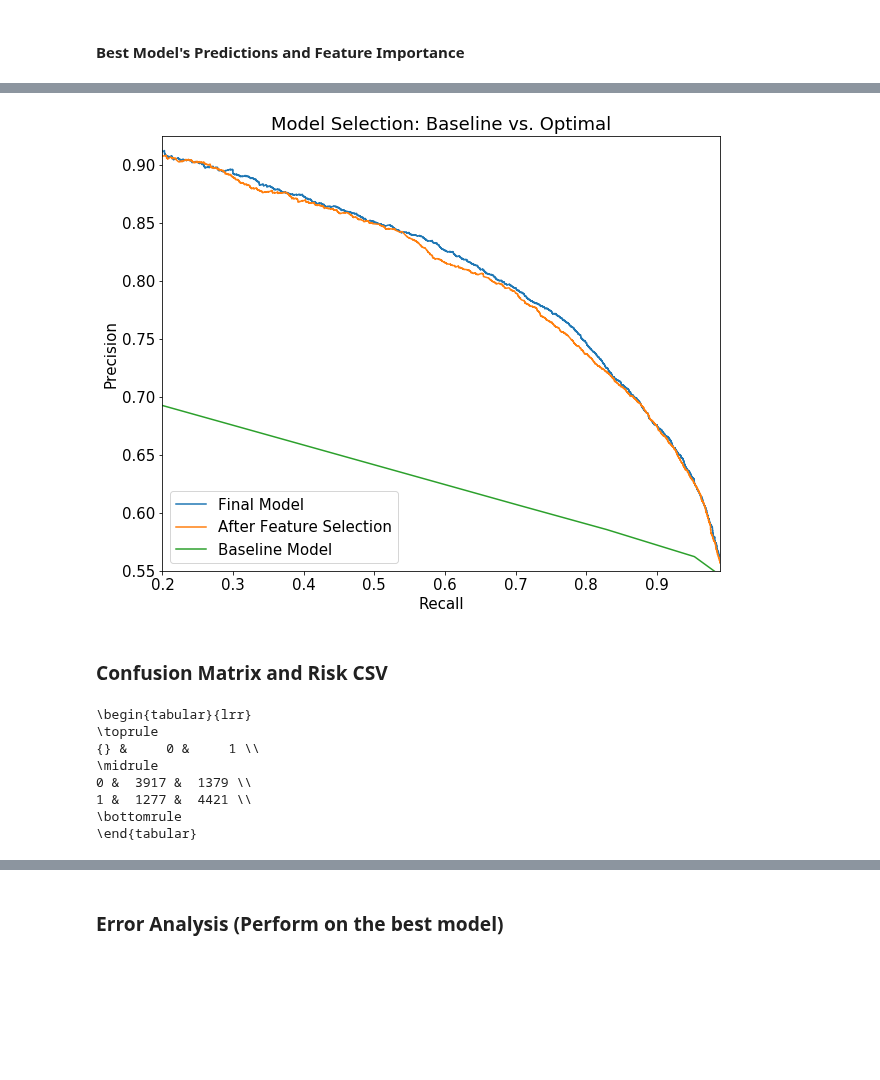
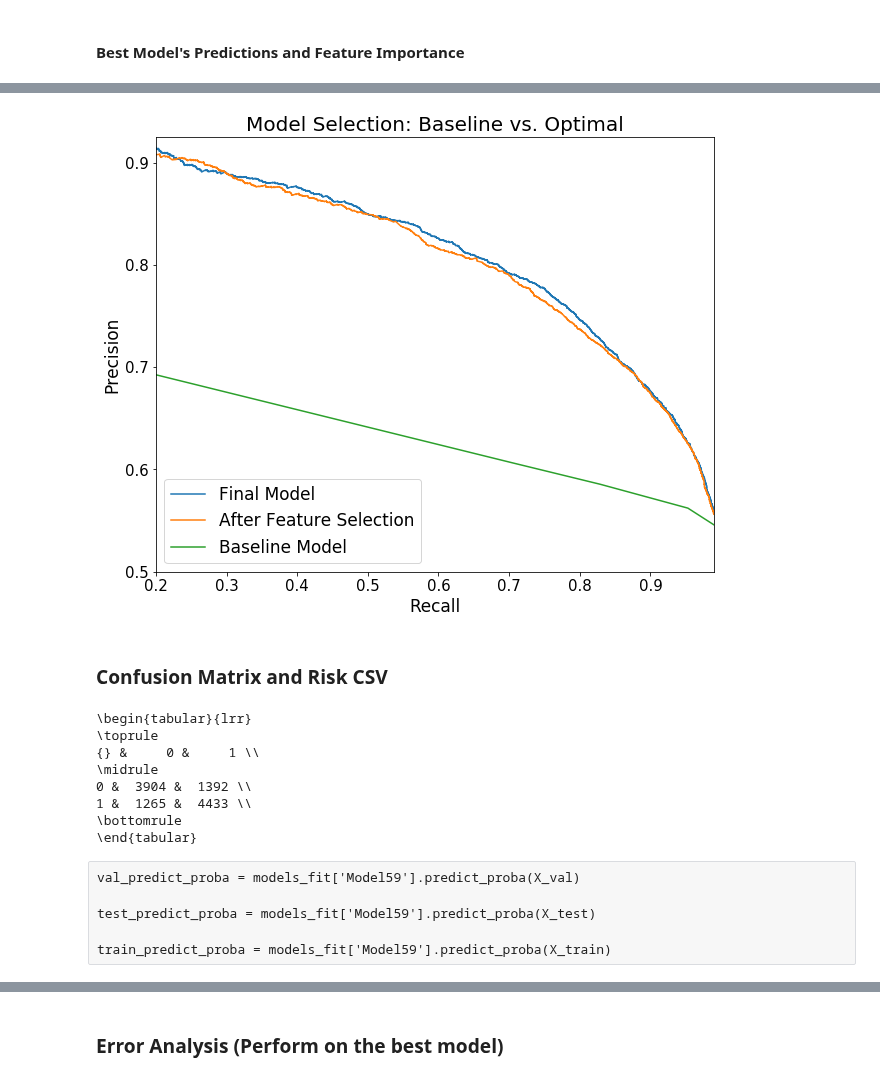
Before and after one commit to da1933/NODA, a Jupyter notebook: Modeling.ipynb, the cells around one changed output, grey strips where cells are left out. Drawn from its saved outputs; the diff is of its cells as text; code cells hidden in the pictures; blank space fills up the shorter version.

Commit message:
Small changes for plot formatting

```diff
--- a/Modeling.ipynb
+++ b/Modeling.ipynb
@@ -155,3 +158,6 @@ model_specs.to_csv('results/gbt_optimization_results.csv')
 # %%
 best_model_predicted_prob = best_model.predict_proba(X_val)
 best_model_predictions = best_model.predict(X_val)
+# %%
+default = models['Model10']
+default.fit(X_train, y_train)
@@ -158,3 +172,5 @@ best_model_predictions = best_model.predict(X_val)
+# %%
+default_predicted_prob = default.predict_proba(X_val)
 # %%
 feature_imp = pd.DataFrame(list(zip(X_train.columns, best_model.feature_importances_)))
 feature_imp.columns = ['Column Name', 'Importance']
@@ -215,35 +229,36 @@ plt.show()
 # %%
-curve = precision_recall_curve(y_val, models_predict_prob['Model41'][:,1])
+curve = precision_recall_curve(y_val, best_model_predicted_prob[:,1])
 precision, recall, thresholds = curve
 line = pylab.plot(recall, precision, label = 'Final Model')
 
-curve = precision_recall_curve(y_val, models_predict_prob['Model10'][:,1])
+curve = precision_recall_curve(y_val, default_predicted_prob[:,1])
 precision, recall, thresholds = curve
 line = pylab.plot(recall, precision, label = 'After Feature Selection')
 
 baseline_precision = np.load('precision_baseline.npy')
 baseline_recall = np.load('recall_baseline.npy')
 
 line = pylab.plot(baseline_recall, baseline_precision, label = 'Baseline Model')
 
-pylab.legend(loc='lower left', fontsize = 15)
+pylab.legend(loc='lower left', fontsize = 17)
 pylab.xlim(.20,.99)
-pylab.ylim(.55, .925)
-pylab.xlabel('Recall', fontsize = 15)
-pylab.ylabel('Precision', fontsize = 15)
+pylab.ylim(.50, .925)
+pylab.xlabel('Recall', fontsize = 17)
+pylab.ylabel('Precision', fontsize = 17)
+plt.yticks(np.arange(.5, 1.0, .1), fontsize = 15)
 plt.xticks(fontsize = 15)
-plt.yticks(fontsize = 15)
-pylab.title('Model Selection: Baseline vs. Optimal', fontdict = {'fontsize': 18})
+plt.ticklabel_format(style='plain')
+pylab.title('Model Selection: Baseline vs. Optimal', fontdict = {'fontsize': 20})
 
 plt.gcf().set_size_inches(10,8)
 plt.savefig('precision_recall_baseline_v_optimal.png')
 plt.show()
 # %% [output]
-[figure, old version]
+[figure, new version]
 # %% [markdown]
 ### Confusion Matrix and Risk CSV
 # %%
-gbt_cm = sklearn.metrics.confusion_matrix(y_val,models_predict_val['Model41'])
+gbt_cm = sklearn.metrics.confusion_matrix(y_val,best_model_predictions)#updated this part
 gbt_cm    #add cm.to_latex?
 print (pd.DataFrame(gbt_cm).to_latex())
 # %% [output]
@@ -251,8 +266,8 @@ print (pd.DataFrame(gbt_cm).to_latex())
 \toprule
 {} &     0 &     1 \\
 \midrule
-0 &  3917 &  1379 \\
-1 &  1277 &  4421 \\
+0 &  3904 &  1392 \\
+1 &  1265 &  4433 \\
 \bottomrule
 \end{tabular}
 # %%
@@ -269,3 +278,9 @@ train_predict_proba = models_fit['Model59'].predict_proba(X_train)
+# %% [raw]
+val_predict_proba = models_fit['Model59'].predict_proba(X_val)
+
+test_predict_proba = models_fit['Model59'].predict_proba(X_test)
+
+train_predict_proba = models_fit['Model59'].predict_proba(X_train)
 # %%
 val_risk = og_X_val[['BOFI_NBR', 'UNIQUE_ID']]
 val_risk['Risk'] = val_predict_proba[:,1].copy()
```
Also changed, not shown: parts of 39 cells of this notebook.
